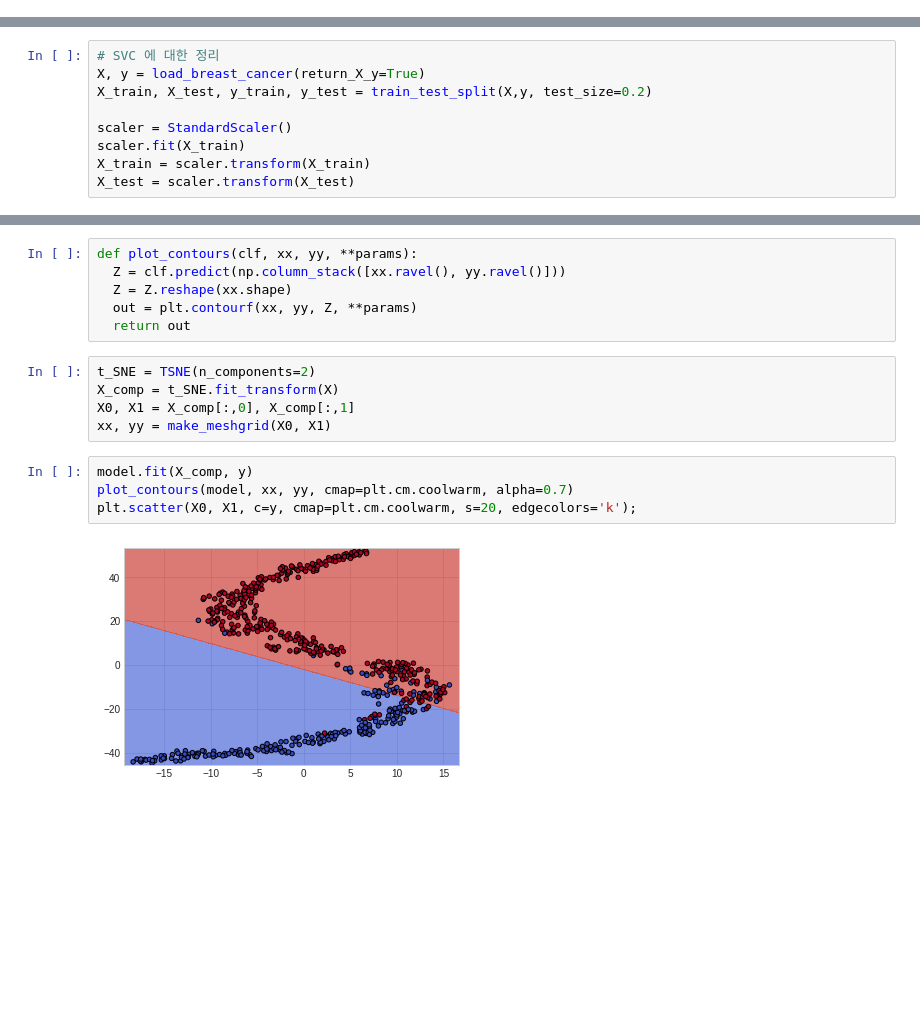
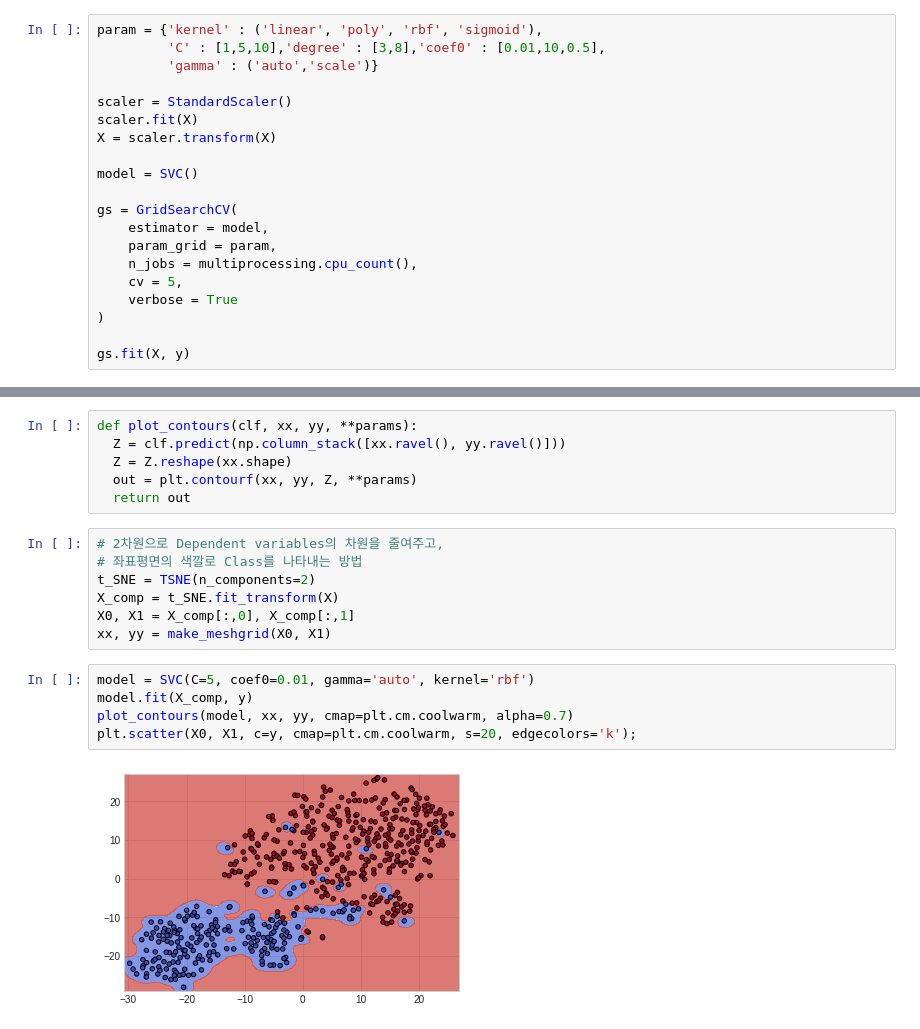
Before and after one commit to doblepensador/Tests, a Jupyter notebook: Support_Vector_Machine.ipynb, the cells around one changed output, grey strips where cells are left out. Saved outputs shown, nothing was run; the diff lists cells and outputs as text; blank space fills up the shorter version.

```diff
--- a/Support_Vector_Machine.ipynb
+++ b/Support_Vector_Machine.ipynb
@@ -120,0 +191,20 @@ X_test = scaler.transform(X_test)
+# %%
+param = {'kernel' : ('linear', 'poly', 'rbf', 'sigmoid'),
+         'C' : [1,5,10],'degree' : [3,8],'coef0' : [0.01,10,0.5],
+         'gamma' : ('auto','scale')}
+
+scaler = StandardScaler()
+scaler.fit(X)
+X = scaler.transform(X)
+
+model = SVC()
+
+gs = GridSearchCV(
+    estimator = model,
+    param_grid = param,
+    n_jobs = multiprocessing.cpu_count(),
+    cv = 5,
+    verbose = True
+)
+
+gs.fit(X, y)
@@ -197,9 +243,0 @@ SVR(C=10, gamma='auto')
-# %%
-# SVC 에 대한 정리
-X, y = load_breast_cancer(return_X_y=True)
-X_train, X_test, y_train, y_test = train_test_split(X,y, test_size=0.2)
-
-scaler = StandardScaler()
-scaler.fit(X_train)
-X_train = scaler.transform(X_train)
-X_test = scaler.transform(X_test)
@@ -226,13 +257,16 @@ def plot_contours(clf, xx, yy, **params):
   out = plt.contourf(xx, yy, Z, **params)
   return out
 # %%
+# 2차원으로 Dependent variables의 차원을 줄여주고,
+# 좌표평면의 색깔로 Class를 나타내는 방법
 t_SNE = TSNE(n_components=2)
 X_comp = t_SNE.fit_transform(X)
 X0, X1 = X_comp[:,0], X_comp[:,1]
 xx, yy = make_meshgrid(X0, X1)
 # %%
+model = SVC(C=5, coef0=0.01, gamma='auto', kernel='rbf')
 model.fit(X_comp, y)
 plot_contours(model, xx, yy, cmap=plt.cm.coolwarm, alpha=0.7)
 plt.scatter(X0, X1, c=y, cmap=plt.cm.coolwarm, s=20, edgecolors='k');
 # %% [output]
-[figure, old version]
+[figure, new version]
```
Also changed, not shown: parts of 44 cells of this notebook.
